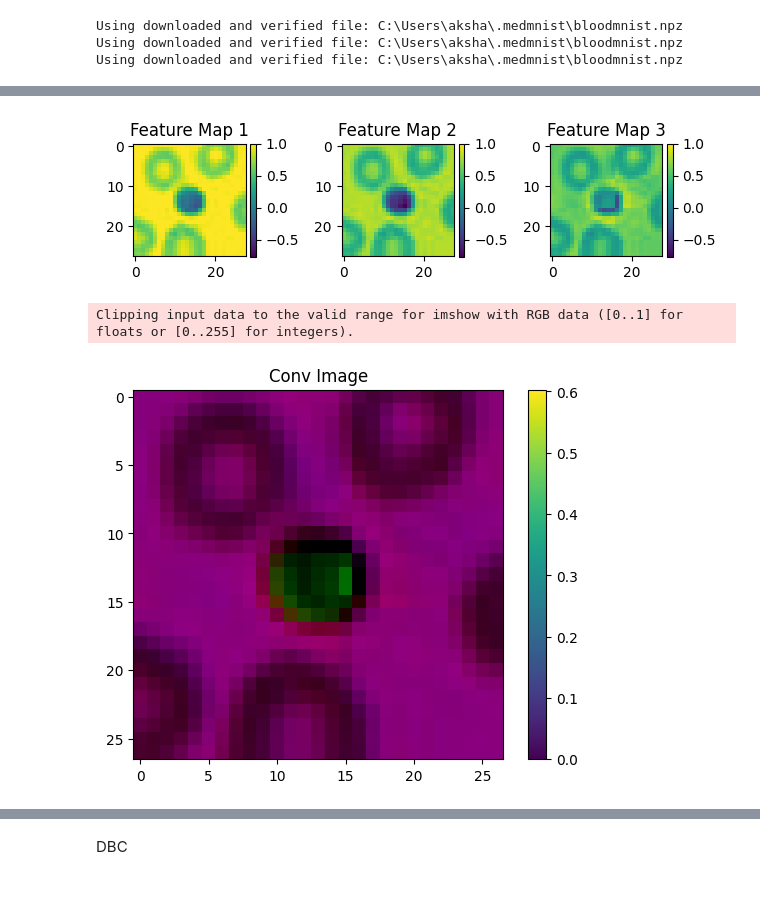
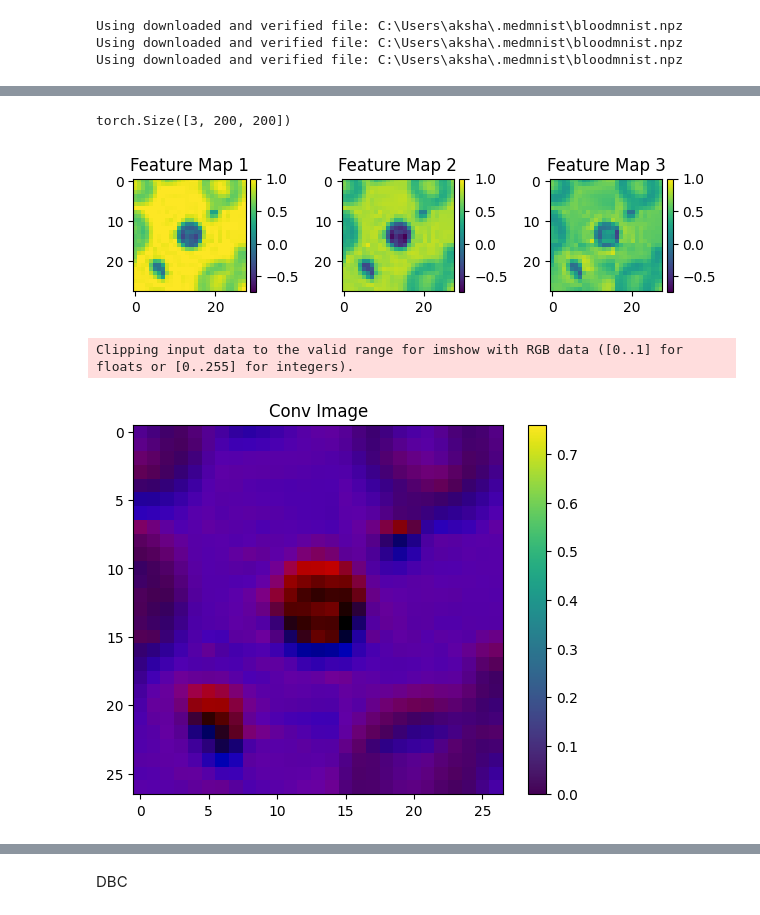
Before and after one commit to Advanced-Vision-and-Learning-Lab/2024_V4A_Lacunarity_Pooling_Layer, a Jupyter notebook: Utils/playground.ipynb, the cells around one changed output, grey strips where cells are left out. Drawn from its saved outputs; the diff is of its cells as text; code cells hidden in the pictures.

Commit message:
Updated Dataset

```diff
--- a/Utils/playground.ipynb
+++ b/Utils/playground.ipynb
@@ -856,19 +855,33 @@ Clipping input data to the valid range for imshow with RGB data ([0..1] for floa
+# %%
+
+img = Image.open("C:/Users/aksha/Peeples_Lab/Lacunarity_Pooling/Datasets/PlantLeaf/train/train/Chinar/0011_0018.JPG")
+
+# Resize the image to 28x28 using torchvision.transforms
+resize_transform = transforms.Compose([
+    transforms.Resize((200, 200)),
+    transforms.ToTensor()
+])
+
+resized_img_tensor = resize_transform(img)
+resized_img_tensor.shape
+# %% [output]
+torch.Size([3, 200, 200])
 # %%
-conv = images[120].shape[0]
-min_value = images[120].min().item()
-max_value = images[120].max().item()
+conv = images[60]
+X = conv
+min_value = X.min().item()
+max_value = X.max().item()
 # Plot each feature map
-fig, ax = plt.subplots(1,conv)
-for channel in range(0, conv):
-    im = ax[channel].imshow(images[120].permute(2,1,0).detach().numpy()[:,:,channel], vmin = min_value, vmax = max_value)
+fig, ax = plt.subplots(1,3)
+for channel in range(0, 3):
+    im = ax[channel].imshow(X.permute(2,1,0).detach().numpy()[:,:,channel], vmin = min_value, vmax = max_value)
     plt.colorbar(im,fraction=0.046, pad=0.04,ax=ax[channel])
     ax[channel].set_title('Feature Map {}'.format(channel+1))
 plt.tight_layout()
 plt.show()
 # %% [output]
-[figure, old version]
+[figure, new version]
 # %%
-
 conv = nn.Conv2d(3, out_channels=3, kernel_size=2, stride=1)
 conv_output = conv(X)
 # Plot the image
@@ -878,7 +891,7 @@ plt.title('Conv Image')
 plt.show()
 # %% [output]
 Clipping input data to the valid range for imshow with RGB data ([0..1] for floats or [0..255] for integers).
-[figure, old version]
+[figure, new version]
 # %%
 
 conv = nn.Conv2d(3, out_channels=3, kernel_size=3, stride=2)
```
Also changed, not shown: parts of 26 cells of this notebook, 33 other files.
